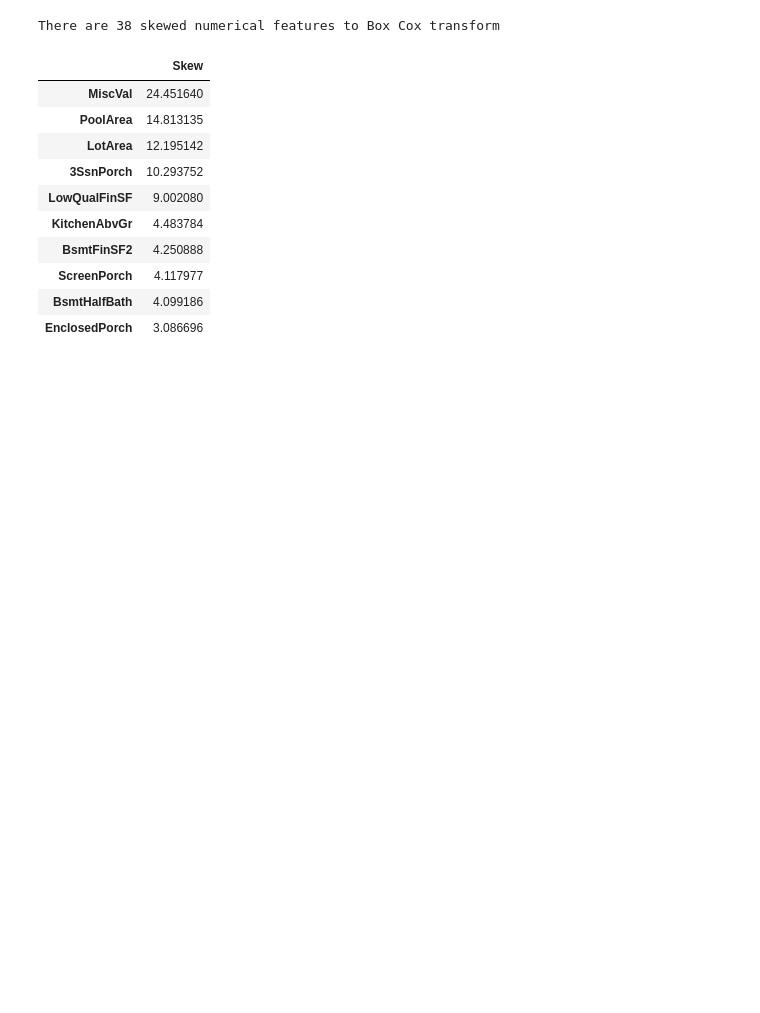
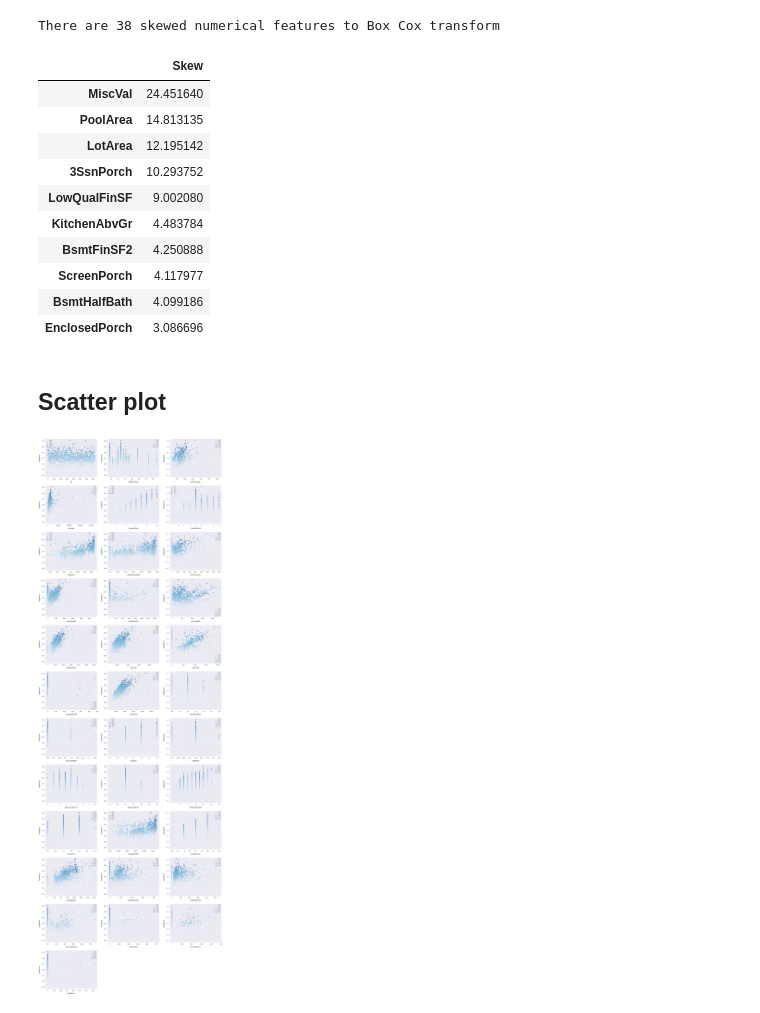
Before and after one commit to wrzdylan/HousingPrice, a Jupyter notebook: data_processing.ipynb, the cells around one changed output. Saved outputs shown, nothing was run; the diff lists cells and outputs as text; code cells hidden in the pictures; blank space fills up the shorter version.

Commit message:
refacto missing values + features

```diff
--- a/data_processing.ipynb
+++ b/data_processing.ipynb
@@ -149,3 +148,36 @@ There are 38 skewed numerical features to Box Cox transform
 | ScreenPorch | 4.117977 |
 | BsmtHalfBath | 4.099186 |
 | EnclosedPorch | 3.086696 |
+# %% [markdown]
+## Scatter plot
+# %%
+numeric = [
+    i
+    for i in df.columns
+    if df[i].dtype != 'O'
+]
+
+fig, axs = plt.subplots(ncols=2, figsize=(12, 120))
+plt.subplots_adjust(right=2)
+plt.subplots_adjust(top=2)
+
+for i, feature in enumerate(numeric, 1):
+    # Same values
+    if feature == 'MiscVal':
+        break
+
+    plt.subplot(len(numeric), 3, i)
+    sns.scatterplot(x=feature, y='SalePrice', hue='SalePrice', palette='Blues', data=df)
+
+    plt.xlabel('{}'.format(feature), size=15, labelpad=12.5)
+    plt.ylabel('SalePrice', size=15, labelpad=12.5)
+
+    for j in range(2):
+        plt.tick_params(axis='x', labelsize=12)
+        plt.tick_params(axis='y', labelsize=12)
+
+    plt.legend(loc='best', prop={'size': 10})
+
+plt.show()
+# %% [output]
+[figure, added]
```
Also changed, not shown: parts of 4 cells of this notebook, 2 other files.
